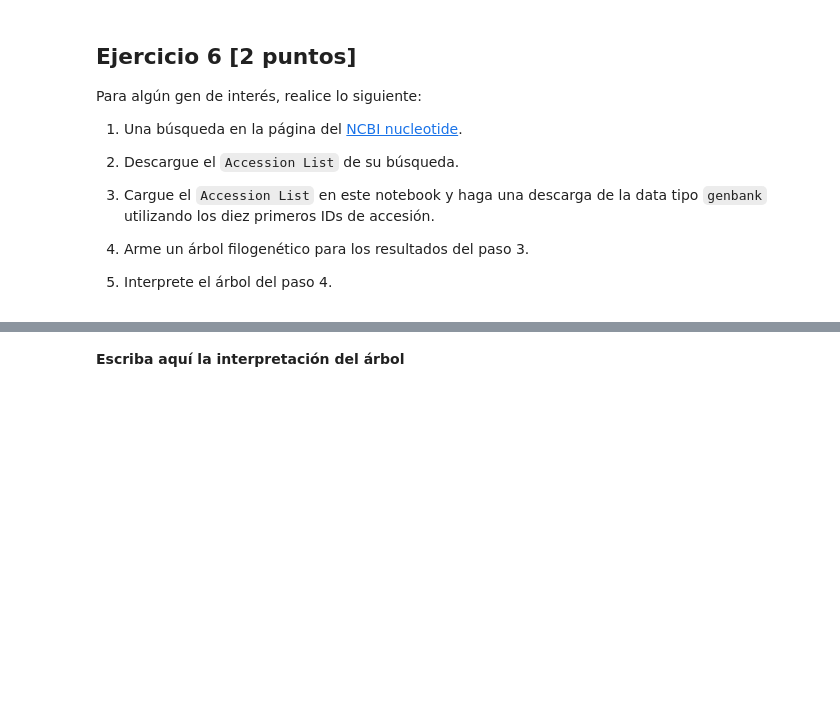
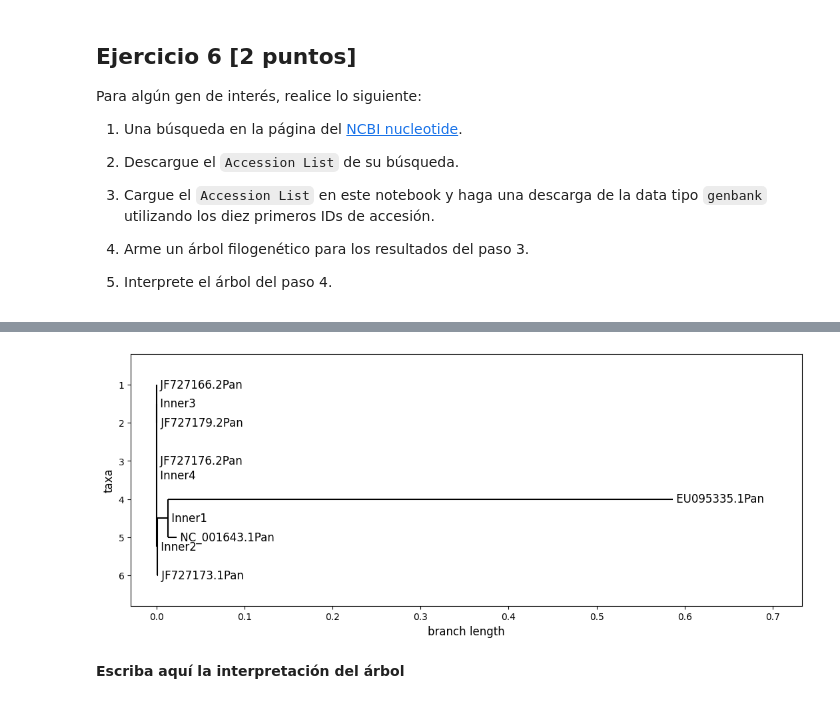
Before and after one commit to Rodrigo-190/2021II_GBI6_Examen-Python, a Jupyter notebook: 2021II_GBI6_ExamenParcialPython-checkpoint.ipynb, the cells around one changed output, grey strips where cells are left out. Saved outputs shown, nothing was run; the diff lists cells and outputs as text; code cells hidden in the pictures; blank space fills up the shorter version.

Commit message:
Arnoldd Hernandez a realizado el ejercicio 6

```diff
--- a/2021II_GBI6_ExamenParcialPython-checkpoint.ipynb
+++ b/2021II_GBI6_ExamenParcialPython-checkpoint.ipynb
@@ -293,0 +292,74 @@ Para algún gen de interés, realice lo siguiente:
+# %%
+# Escriba aquí su código para el ejercicio 6
+import Bio as Bio
+from Bio import AlignIO
+from Bio import Phylo
+import matplotlib
+import matplotlib.pyplot as plt
+
+# read the file
+
+import csv
+from Bio import SeqIO
+from Bio import Entrez
+
+fasta_file = {}
+ct = 0
+
+Entrez.email = "arnoldd.hernandez@est.ikiam.edu.ec"
+with open('data/sequence (4).seq') as csv_file:
+    csv_reader = csv.reader(csv_file, delimiter=',')
+    for row in csv_reader:
+        print(row)
+        with Entrez.efetch(db="nucleotide", rettype="gb", retmode = "text", id = row[0]) as handle:
+            for seq_record in SeqIO.parse(handle, "gb"):
+                fasta_file[row[0]] = str(seq_record.seq)
+                ct += 1
+
+print("Number of sequences in file:", ct)
+
+# save all sequences in the multi-fasta file "sequences_general.txt"
+
+f = open("sequencesfiles.txt","w+")
+for keys,values in fasta_file.items():
+    f.write(">" + str(keys) + "\n" + str(values) + "\n")
+f.close()
+
+from Bio.Align.Applications import ClustalOmegaCommandline
+
+in_file = "sequencesfiles.txt"
+
+out_file = "SecuencesAlignment.aln"
+
+clustalomega_cline = ClustalOmegaCommandline(infile = in_file, outfile = out_file, verbose=True, auto=False)
+
+print(clustalomega_cline)
+
+# WINDOWS
+# Python will fill out clustal omega in the command line for you!
+path = "r'" + str(wdir) #.'
+input_command = '"' + wdir + '/clustal-omega-1.2.2-win64/' + str(clustalomega_cline)[0:8] + '" ' + str(clustalomega_cline)[9:] + '-threads=1'
+os.system(input_command)
+
+with open("data/SequenceAlignment.aln","r") as aln:
+    alignment = AlignIO.read(aln,"clustal")
+#print(type(alignment))
+from Bio.Phylo.TreeConstruction import DistanceCalculator
+calculator = DistanceCalculator('identity')
+distance_matrix = calculator.get_distance(alignment)
+from Bio.Phylo.TreeConstruction import DistanceTreeConstructor
+constructor = DistanceTreeConstructor(calculator)
+shark_tree = constructor.build_tree(alignment)
+shark_tree.rooted = True
+#print(shark_tree)
+Phylo.write(shark_tree, "shark_tree.xml", "phyloxml")
+Phylo.draw_ascii(shark_tree)
+
+fig = plt.figure(figsize=(13, 5), dpi=100)
+matplotlib.rc('font', size=12)
+matplotlib.rc('xtick', labelsize=10)
+matplotlib.rc('ytick', labelsize=10)
+axes = fig.add_subplot(1, 1, 1)
+plt.savefig("phylogenetic tree.jpg")
+Phylo.draw(shark_tree, axes=axes)
+# %% [output]
@@ -294,2 +377,3 @@ Para algún gen de interés, realice lo siguiente:
+[figure, added]
 # %% [markdown]
 **Escriba aquí la interpretación del árbol**
```
Also changed, not shown: parts of 3 cells of this notebook, 14 other files.
